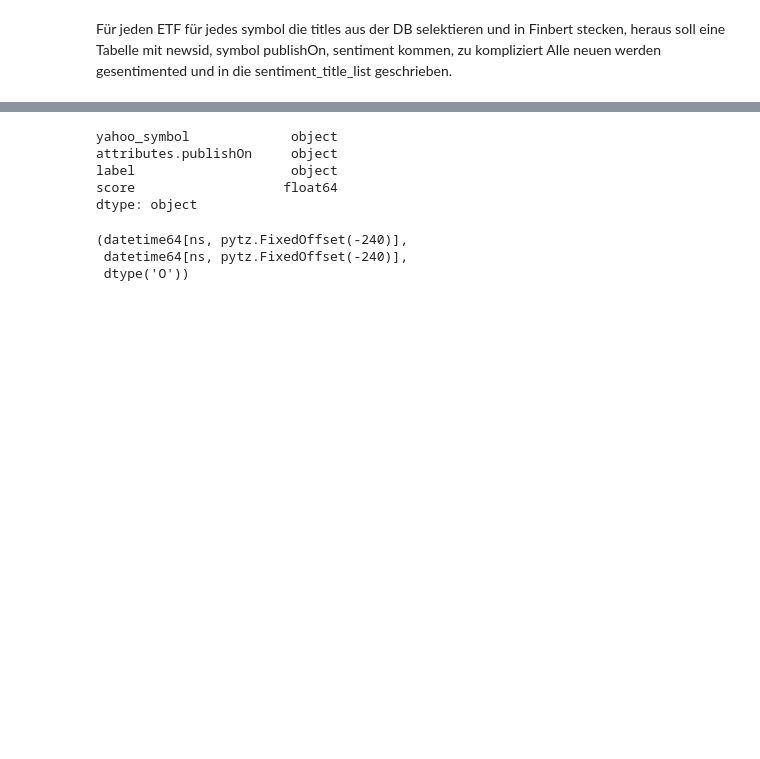
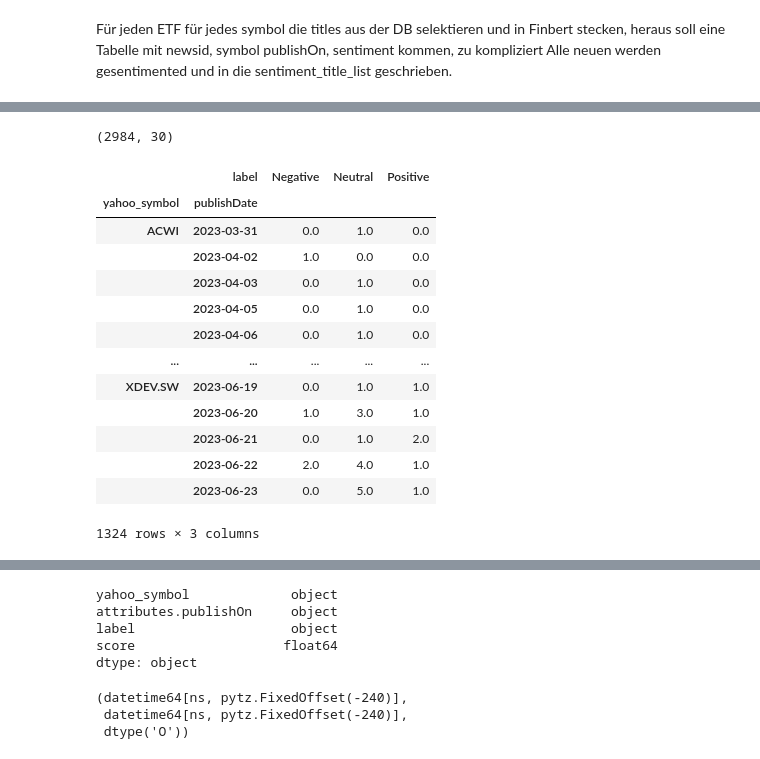
Before and after one commit to baerwind/L1trendchanges, a Jupyter notebook: newslist_topHoldings.ipynb, the cells around one changed output, grey strips where cells are left out. Cells and saved outputs as stored; diff of their text form; code cells hidden in the pictures; blank space fills up the shorter version.

Commit message:
gresultdf, prev_gresultdf, sentiment aus newslist

```diff
--- a/newslist_topHoldings.ipynb
+++ b/newslist_topHoldings.ipynb
@@ -196,0 +222,37 @@ sentimentdf['score']= sentimentvaluedf['score']
+# %%
+import glob
+f = glob.glob('data//agg_top_sentiment_*.csv')
+f.sort(reverse=True)
+agg_top_sentiment = pd.read_csv(f[0])
+# %%
+agg_top_sentiment.shape
+# %% [output]
+(2984, 30)
+# %%
+#plotdf ist der Teil, der in der ax überlagert dargestellt werden soll
+plotdf = agg_top_sentiment[['publishDate','yahoo_symbol','label']].dropna()
+# plotdf.index = pd.to_datetime(plotdf['publishDate'])
+# plotdf = plotdf.drop(['publishDate'], axis=1)
+plotdf_group = plotdf.groupby(['publishDate','yahoo_symbol','label'])
+plotdf = plotdf_group.size().reset_index(level=['yahoo_symbol','label'])
+plotdf.columns = ['yahoo_symbol','label','size']
+# %%
+plotdf = plotdf.pivot_table('size',index=['yahoo_symbol','publishDate'], columns='label').fillna(0)
+plotdf.to_csv(f"""data\\sentiment_plotdf_{datetime.datetime.now().strftime('%Y-%m-%d')}.csv""")
+# %%
+plotdf
+# %% [output]
+|  | label | Negative | Neutral | Positive |
+| yahoo_symbol | publishDate |  |  |  |
+| ACWI | 2023-03-31 | 0.0 | 1.0 | 0.0 |
+|  | 2023-04-02 | 1.0 | 0.0 | 0.0 |
+|  | 2023-04-03 | 0.0 | 1.0 | 0.0 |
+|  | 2023-04-05 | 0.0 | 1.0 | 0.0 |
+|  | 2023-04-06 | 0.0 | 1.0 | 0.0 |
+| ... | ... | ... | ... | ... |
+| XDEV.SW | 2023-06-19 | 0.0 | 1.0 | 1.0 |
+|  | 2023-06-20 | 1.0 | 3.0 | 1.0 |
+|  | 2023-06-21 | 0.0 | 1.0 | 2.0 |
+|  | 2023-06-22 | 2.0 | 4.0 | 1.0 |
+|  | 2023-06-23 | 0.0 | 5.0 | 1.0 |
+1324 rows × 3 columns
```
Also changed, not shown: parts of 29 cells of this notebook, 5 other files.
